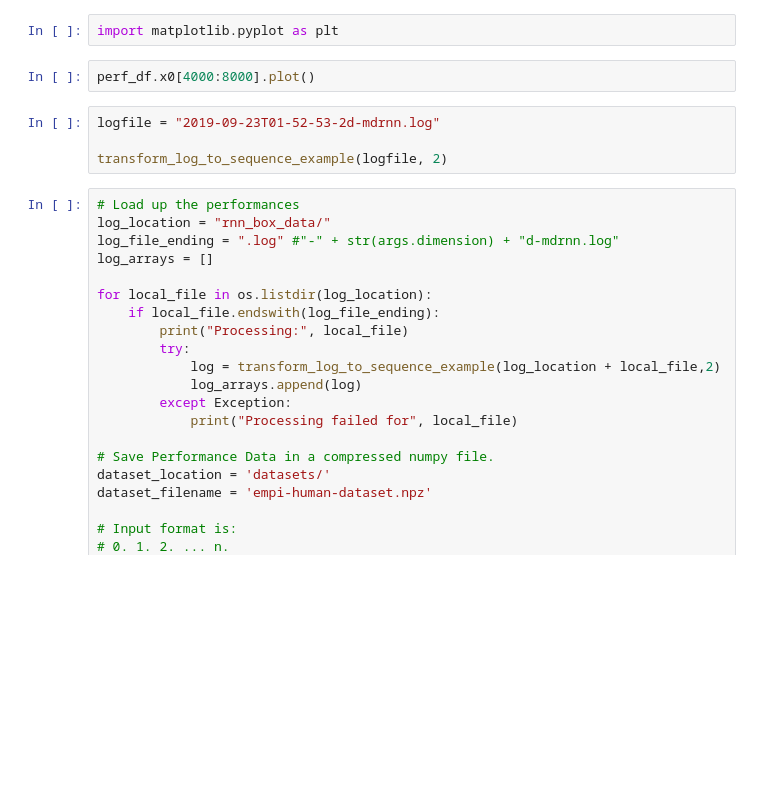
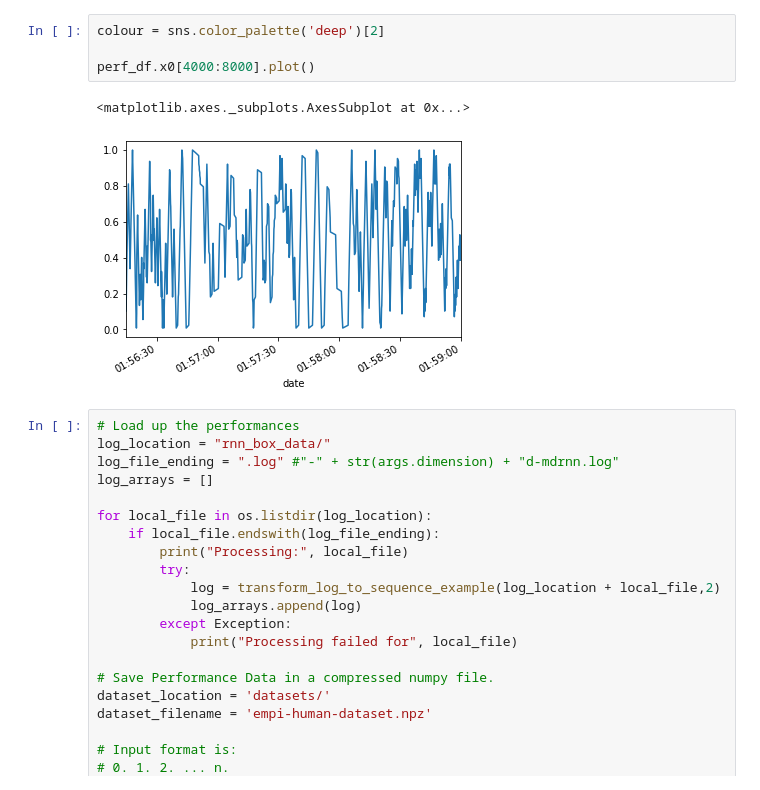
Before and after one commit to cpmpercussion/empi, a Jupyter notebook: notebooks/view_log_file.ipynb, the cells around one changed output. Drawn from its saved outputs; the diff is of its cells as text; blank space fills up the shorter version.

Commit message:
cleanup notebooks and make nicer images

```diff
--- a/notebooks/view_log_file.ipynb
+++ b/notebooks/view_log_file.ipynb
@@ -32,11 +60,10 @@ perf_df = pd.read_csv(logfile,
-# %%
-import matplotlib.pyplot as plt
 # %%
+colour = sns.color_palette('deep')[2]
+
 perf_df.x0[4000:8000].plot()
+# %% [output]
+<matplotlib.axes._subplots.AxesSubplot at 0x...>
+[figure, added]
-# %%
-logfile = "2019-09-23T01-52-53-2d-mdrnn.log"
-
-transform_log_to_sequence_example(logfile, 2)
 # %%
 # Load up the performances
 log_location = "rnn_box_data/"
```
Also changed, not shown: parts of 2 cells of this notebook, 12 other files.
